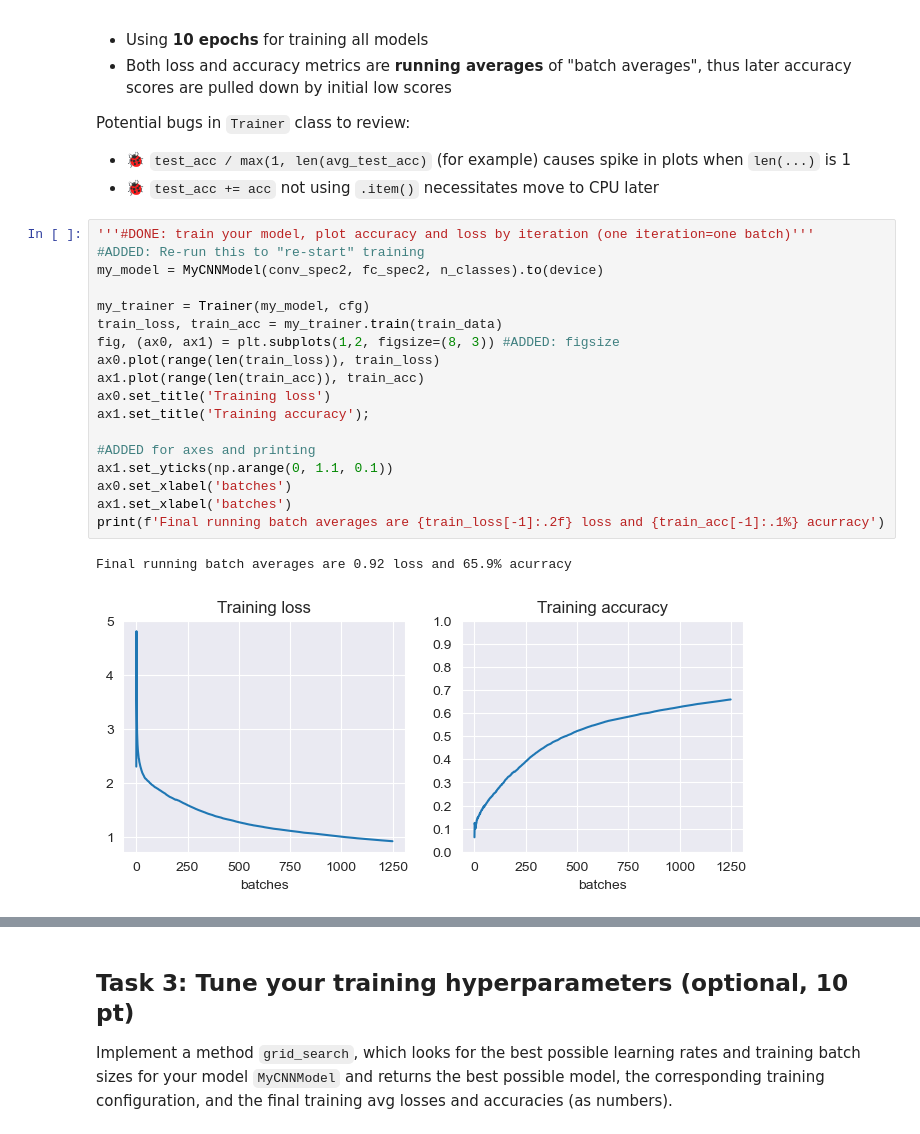
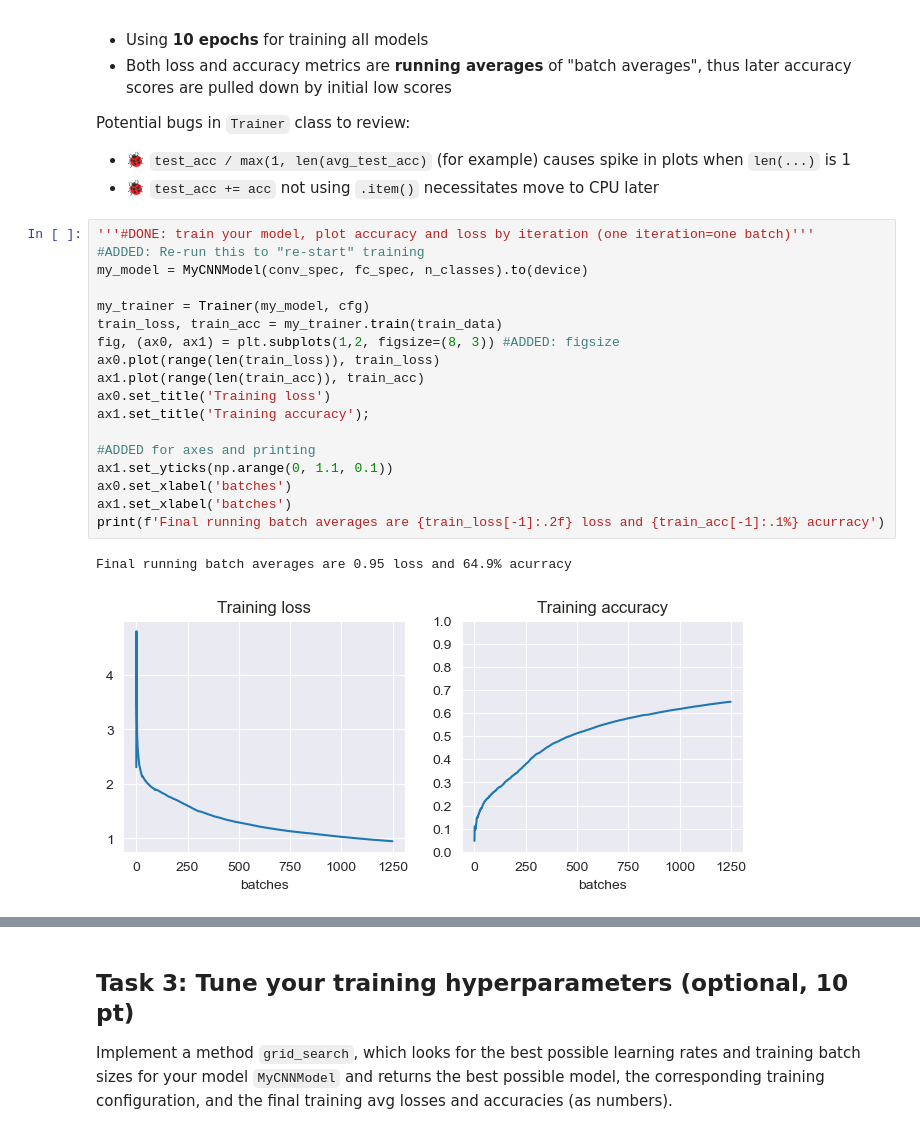
Before and after one commit to hertie-data-science-lab/assignment-2-ps-2f, a Jupyter notebook: main.ipynb, the cells around one changed output, grey strips where cells are left out. Drawn from its saved outputs; the diff is of its cells as text.

Commit message:
Fixed `conv_spec`, `fc_spec` variable naming

```diff
--- a/main.ipynb
+++ b/main.ipynb
@@ -551,24 +551,24 @@ Potential bugs in `Trainer` class to review:
 # %%
 '''#DONE: train your model, plot accuracy and loss by iteration (one iteration=one batch)'''
 #ADDED: Re-run this to "re-start" training
-my_model = MyCNNModel(conv_spec2, fc_spec2, n_classes).to(device)
+my_model = MyCNNModel(conv_spec, fc_spec, n_classes).to(device)
 
 my_trainer = Trainer(my_model, cfg)
 train_loss, train_acc = my_trainer.train(train_data)
 fig, (ax0, ax1) = plt.subplots(1,2, figsize=(8, 3)) #ADDED: figsize
 ax0.plot(range(len(train_loss)), train_loss)
 ax1.plot(range(len(train_acc)), train_acc)
 ax0.set_title('Training loss')
 ax1.set_title('Training accuracy');
 
 #ADDED for axes and printing
 ax1.set_yticks(np.arange(0, 1.1, 0.1))
 ax0.set_xlabel('batches')
 ax1.set_xlabel('batches')
 print(f'Final running batch averages are {train_loss[-1]:.2f} loss and {train_acc[-1]:.1%} acurracy')
 # %% [output]
-Final running batch averages are 0.92 loss and 65.9% acurracy
+Final running batch averages are 0.95 loss and 64.9% acurracy
-[figure, old version]
+[figure, new version]
 # %%
 '''#DONE: test your model, plot accuracy and loss by iteration (one iteration=one batch)'''
 test_loss, test_acc = my_trainer.test(test_data)
```
Also changed, not shown: parts of 5 cells of this notebook.
